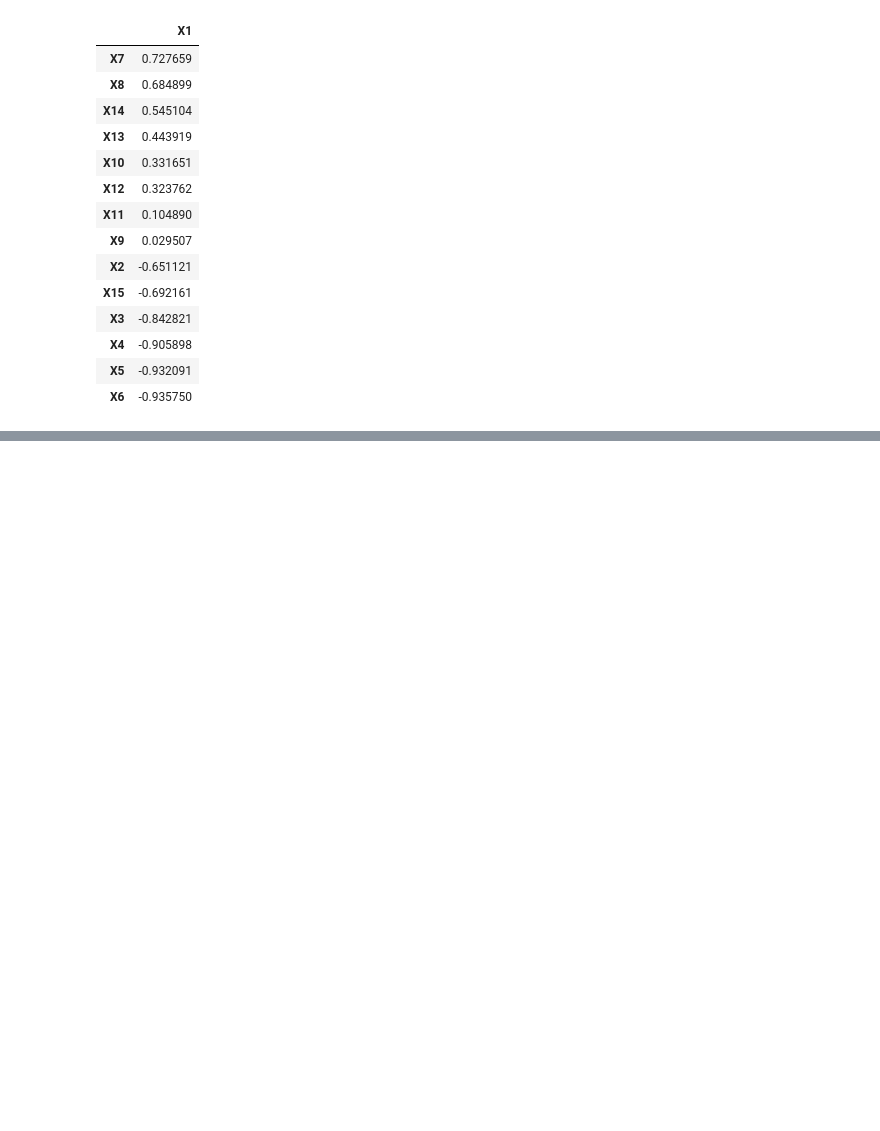
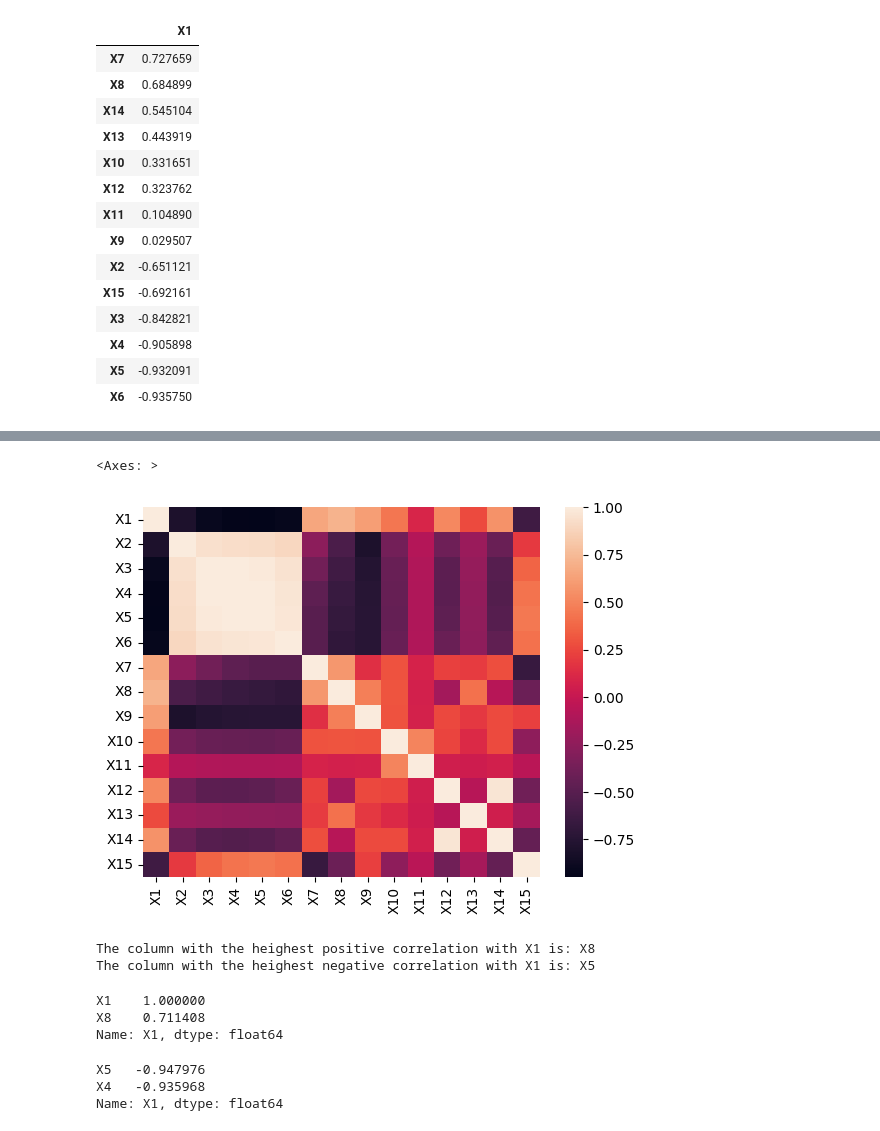
Before and after one commit to romaricoflores/bida406-predictive-analytics, a Jupyter notebook: week2/assignment1.ipynb, the cells around one changed output, grey strips where cells are left out. Cells and saved outputs as stored; diff of their text form; code cells hidden in the pictures; blank space fills up the shorter version.

```diff
--- a/week2/assignment1.ipynb
+++ b/week2/assignment1.ipynb
@@ -341,0 +433,22 @@ df_sort[["X1"]].drop("X1")
+# %%
+import pandas as pd
+import seaborn as sns
+
+df_pop1 = pd.read_csv("pop_1.csv")
+df_mean1 = df_pop0.mean()
+df_mean1.name = "Mean"
+
+df_variance1 = df_pop1.var()
+df_variance1.name = "Variance"
+
+df_std1 = df_pop1.std()
+df_std1.name = "STD"
+
+df_kurtosis1 = df_pop1.kurtosis()
+df_kurtosis1.name = "Kurtosis"
+
+df_skew1 = df_pop1.skew()
+df_skew1.name = "Skewness"
+
+df_results1 = pd.concat([df_mean1, df_variance1, df_std1, df_kurtosis1, df_skew1], axis=1)
+df_results1
@@ -341,0 +474,6 @@ df_sort[["X1"]].drop("X1")
+# %%
+#Creating a correlation table and saving it df_corrmatrix
+df_corrmatrix1 = df_pop1.corr()
+df_corrmatrix1
+
+#NOTE: In a Pearson Correlation(default), a negative correlation means inverse correlation.
@@ -341,0 +497,30 @@ df_sort[["X1"]].drop("X1")
+# %%
+sns.heatmap(df_corrmatrix1)
+# %% [output]
+<Axes: >
+[figure, added]
+# %%
+#Finding the column with highest correlation to X1, choose index 1 so it skips X1
+h_corr_pos1 = df_corrmatrix1['X1'].nlargest(2).index[1]
+
+#Finding the column with highest correlation to X1
+h_corr_neg1 = df_corrmatrix1['X1'].nsmallest(2).index[0]
+
+print("The column with the heighest positive correlation with X1 is: " + h_corr_pos1)
+print("The column with the heighest negative correlation with X1 is: " + h_corr_neg1)
+# %% [output]
+The column with the heighest positive correlation with X1 is: X8
+The column with the heighest negative correlation with X1 is: X5
+# %%
+#Getting the top 2 heighest correlations to check if values are correct:
+df_corrmatrix1['X1'].nlargest(2)
+# %% [output]
+X1    1.000000
+X8    0.711408
+Name: X1, dtype: float64
+# %%
+df_corrmatrix1['X1'].nsmallest(2)
+# %% [output]
+X5   -0.947976
+X4   -0.935968
+Name: X1, dtype: float64
```
Also changed, not shown: parts of 39 cells of this notebook, 6 other files.
